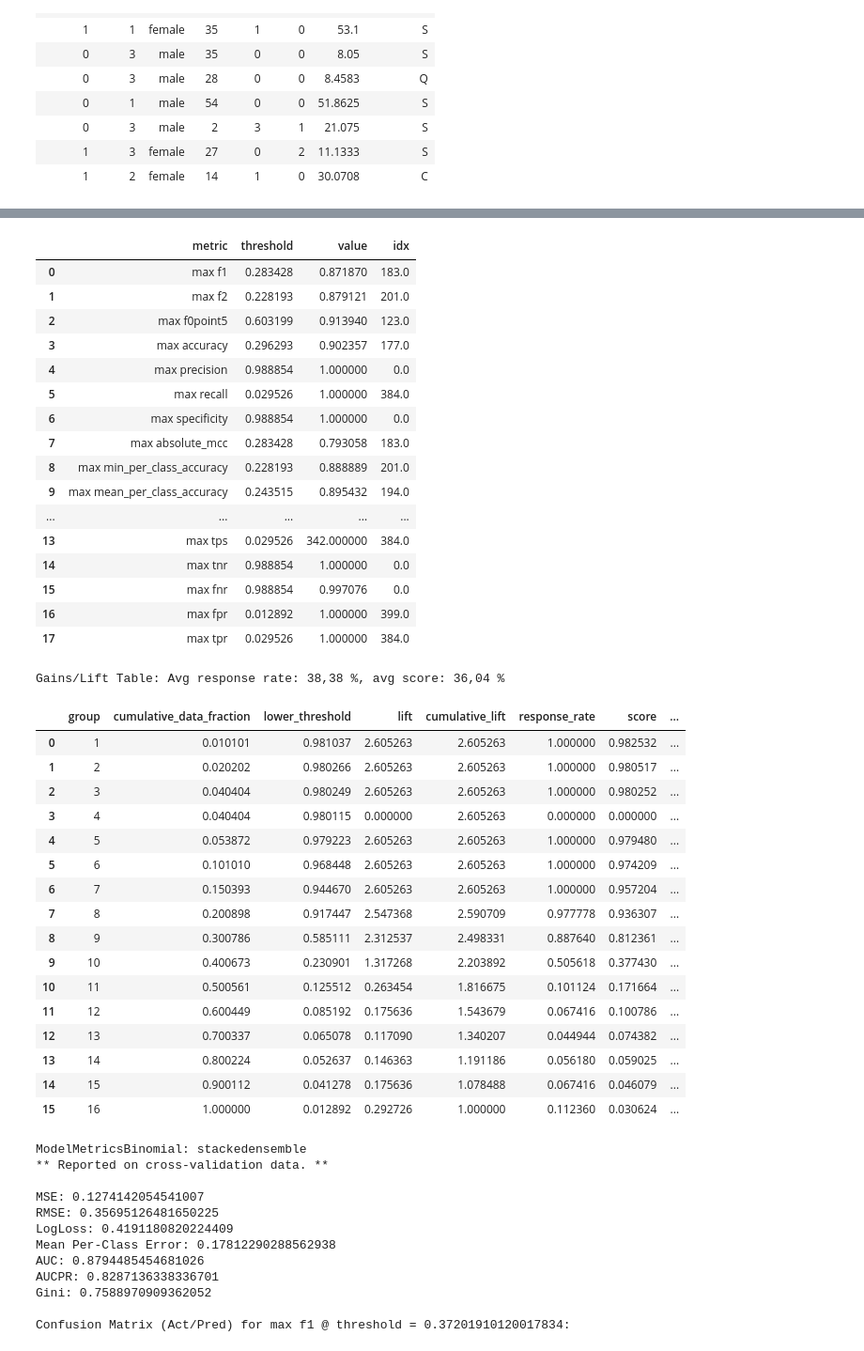
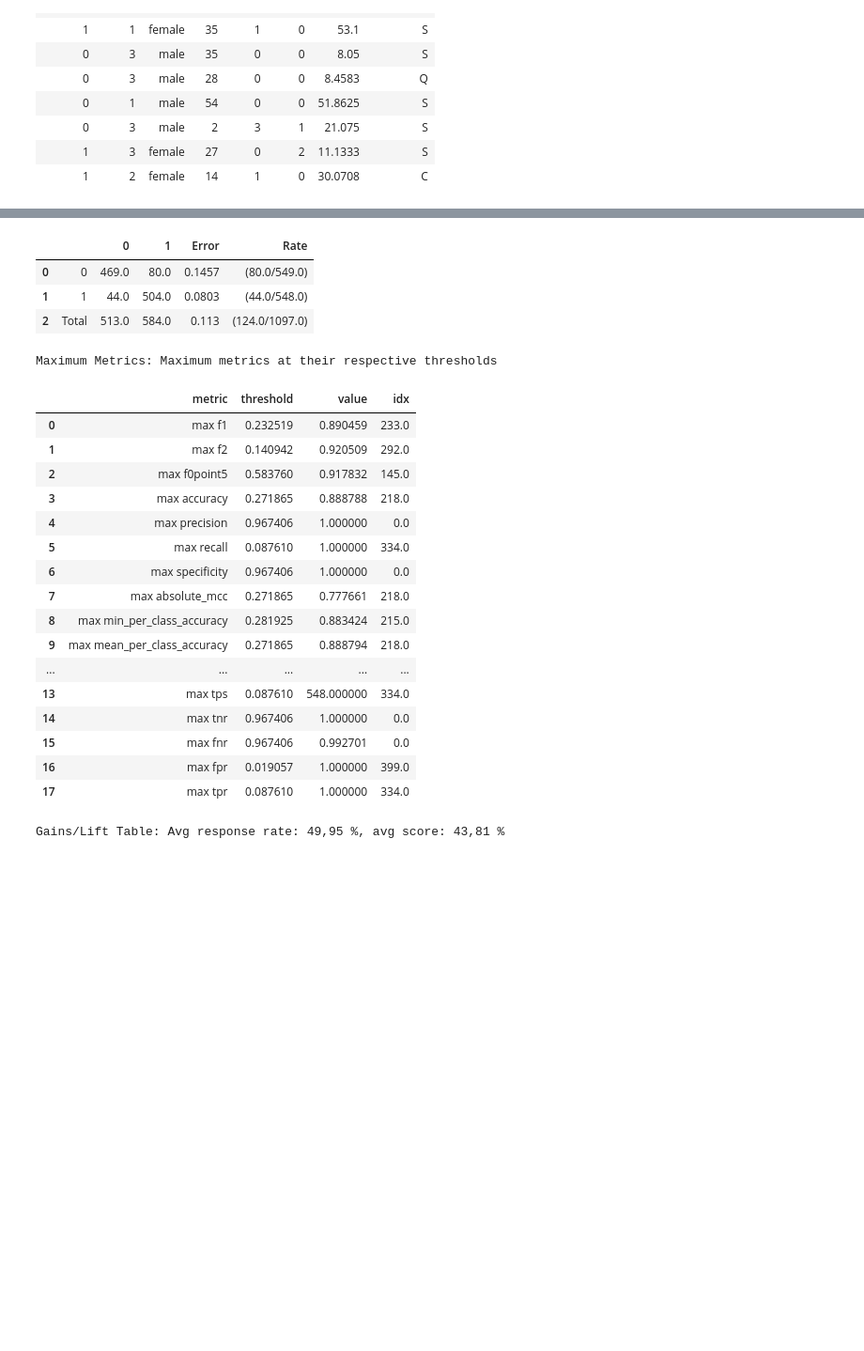
Before and after one commit to francisconetodata/predicao-sobrevivencia-titanic, a Jupyter notebook: data-jupyter.ipynb, the cells around one changed output, grey strips where cells are left out. Shown at 94% size. Cells and saved outputs as stored; diff of their text form; code cells hidden in the pictures; blank space fills up the shorter version.

Commit message:
Troca do modelo

```diff
--- a/data-jupyter.ipynb
+++ b/data-jupyter.ipynb
@@ -217,7 +217,7 @@ Parse progress: |█████████████████████
 # %%
 df_train_h2o['Survived'] = df_train_h2o['Survived'].asfactor()
 # %%
-modelo_automl = H2OAutoML(max_runtime_secs=160,
+modelo_automl = H2OAutoML(max_runtime_secs=260,
                           balance_classes=True)
 modelo_automl.train(
     x = ['Pclass', 'Sex', 'Age', 'SibSp', 'Parch', 'Fare', 'Embarked'],
@@ -250,47 +253,23 @@ Maximum Metrics: Maximum metrics at their respective thresholds
-|  | metric | threshold | value | idx |
-| 0 | max f1 | 0.283428 | 0.871870 | 183.0 |
-| 1 | max f2 | 0.228193 | 0.879121 | 201.0 |
-| 2 | max f0point5 | 0.603199 | 0.913940 | 123.0 |
-| 3 | max accuracy | 0.296293 | 0.902357 | 177.0 |
-| 4 | max precision | 0.988854 | 1.000000 | 0.0 |
-| 5 | max recall | 0.029526 | 1.000000 | 384.0 |
-| 6 | max specificity | 0.988854 | 1.000000 | 0.0 |
-| 7 | max absolute_mcc | 0.283428 | 0.793058 | 183.0 |
-| 8 | max min_per_class_accuracy | 0.228193 | 0.888889 | 201.0 |
-| 9 | max mean_per_class_accuracy | 0.243515 | 0.895432 | 194.0 |
-| ... | ... | ... | ... | ... |
-| 13 | max tps | 0.029526 | 342.000000 | 384.0 |
-| 14 | max tnr | 0.988854 | 1.000000 | 0.0 |
-| 15 | max fnr | 0.988854 | 0.997076 | 0.0 |
-| 16 | max fpr | 0.012892 | 1.000000 | 399.0 |
-| 17 | max tpr | 0.029526 | 1.000000 | 384.0 |
+|  |  | 0 | 1 | Error | Rate |
+| 0 | 0 | 469.0 | 80.0 | 0.1457 | (80.0/549.0) |
+| 1 | 1 | 44.0 | 504.0 | 0.0803 | (44.0/548.0) |
+| 2 | Total | 513.0 | 584.0 | 0.113 | (124.0/1097.0) |
-Gains/Lift Table: Avg response rate: 38,38 %, avg score: 36,04 %
+Maximum Metrics: Maximum metrics at their respective thresholds
-|  | group | cumulative_data_fraction | lower_threshold | lift | cumulative_lift | response_rate | score | ... |
-| 0 | 1 | 0.010101 | 0.981037 | 2.605263 | 2.605263 | 1.000000 | 0.982532 | ... |
-| 1 | 2 | 0.020202 | 0.980266 | 2.605263 | 2.605263 | 1.000000 | 0.980517 | ... |
-| 2 | 3 | 0.040404 | 0.980249 | 2.605263 | 2.605263 | 1.000000 | 0.980252 | ... |
-| 3 | 4 | 0.040404 | 0.980115 | 0.000000 | 2.605263 | 0.000000 | 0.000000 | ... |
-| 4 | 5 | 0.053872 | 0.979223 | 2.605263 | 2.605263 | 1.000000 | 0.979480 | ... |
-| 5 | 6 | 0.101010 | 0.968448 | 2.605263 | 2.605263 | 1.000000 | 0.974209 | ... |
-| 6 | 7 | 0.150393 | 0.944670 | 2.605263 | 2.605263 | 1.000000 | 0.957204 | ... |
-| 7 | 8 | 0.200898 | 0.917447 | 2.547368 | 2.590709 | 0.977778 | 0.936307 | ... |
-| 8 | 9 | 0.300786 | 0.585111 | 2.312537 | 2.498331 | 0.887640 | 0.812361 | ... |
-| 9 | 10 | 0.400673 | 0.230901 | 1.317268 | 2.203892 | 0.505618 | 0.377430 | ... |
-| 10 | 11 | 0.500561 | 0.125512 | 0.263454 | 1.816675 | 0.101124 | 0.171664 | ... |
-| 11 | 12 | 0.600449 | 0.085192 | 0.175636 | 1.543679 | 0.067416 | 0.100786 | ... |
-| 12 | 13 | 0.700337 | 0.065078 | 0.117090 | 1.340207 | 0.044944 | 0.074382 | ... |
-| 13 | 14 | 0.800224 | 0.052637 | 0.146363 | 1.191186 | 0.056180 | 0.059025 | ... |
-| 14 | 15 | 0.900112 | 0.041278 | 0.175636 | 1.078488 | 0.067416 | 0.046079 | ... |
-| 15 | 16 | 1.000000 | 0.012892 | 0.292726 | 1.000000 | 0.112360 | 0.030624 | ... |
+|  | metric | threshold | value | idx |
+| 0 | max f1 | 0.232519 | 0.890459 | 233.0 |
+| 1 | max f2 | 0.140942 | 0.920509 | 292.0 |
+| 2 | max f0point5 | 0.583760 | 0.917832 | 145.0 |
+| 3 | max accuracy | 0.271865 | 0.888788 | 218.0 |
+| 4 | max precision | 0.967406 | 1.000000 | 0.0 |
+| 5 | max recall | 0.087610 | 1.000000 | 334.0 |
+| 6 | max specificity | 0.967406 | 1.000000 | 0.0 |
+| 7 | max absolute_mcc | 0.271865 | 0.777661 | 218.0 |
+| 8 | max min_per_class_accuracy | 0.281925 | 0.883424 | 215.0 |
+| 9 | max mean_per_class_accuracy | 0.271865 | 0.888794 | 218.0 |
+| ... | ... | ... | ... | ... |
+| 13 | max tps | 0.087610 | 548.000000 | 334.0 |
+| 14 | max tnr | 0.967406 | 1.000000 | 0.0 |
+| 15 | max fnr | 0.967406 | 0.992701 | 0.0 |
+| 16 | max fpr | 0.019057 | 1.000000 | 399.0 |
+| 17 | max tpr | 0.087610 | 1.000000 | 334.0 |
-ModelMetricsBinomial: stackedensemble
-** Reported on cross-validation data. **
-
-MSE: 0.1274142054541007
-RMSE: 0.35695126481650225
-LogLoss: 0.4191180820224409
-Mean Per-Class Error: 0.17812290288562938
-AUC: 0.8794485454681026
-AUCPR: 0.8287136338336701
-Gini: 0.7588970909362052
-
-Confusion Matrix (Act/Pred) for max f1 @ threshold = 0.37201910120017834:
+Gains/Lift Table: Avg response rate: 49,95 %, avg score: 43,81 %
```
Also changed, not shown: parts of 6 cells of this notebook, 4 other files.
